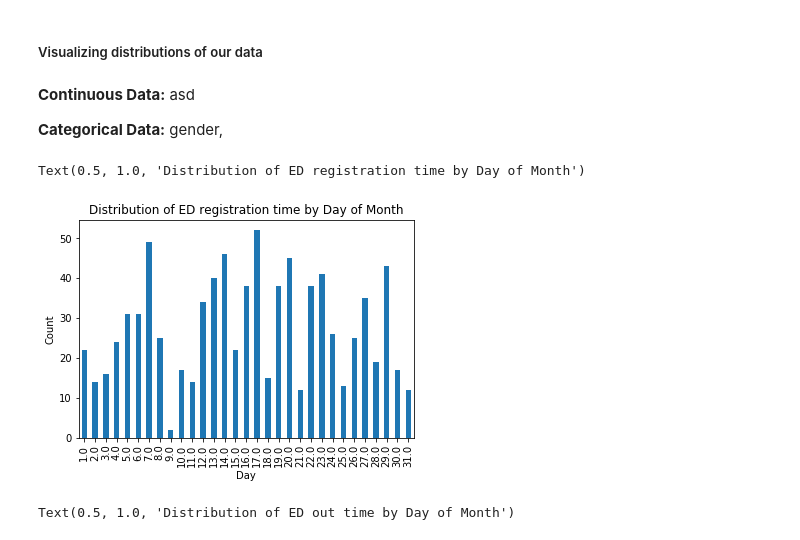
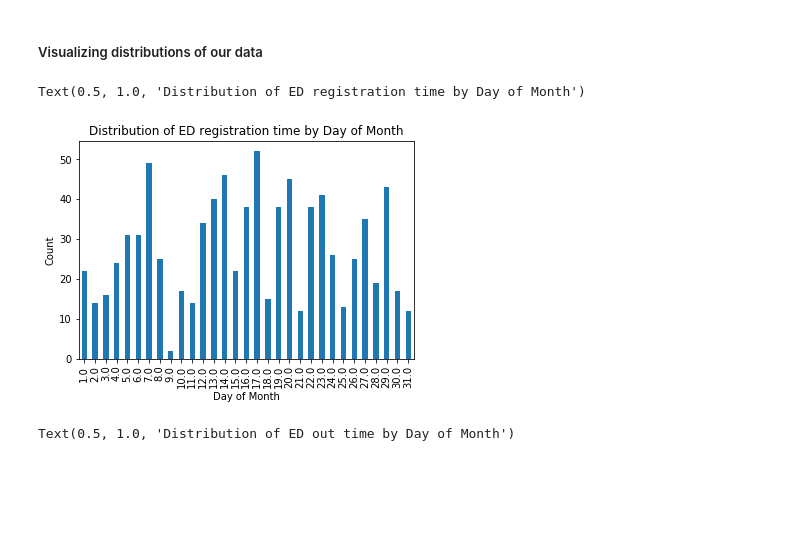
Before and after one commit to derek-y-lee/uclabiostat-thesis, a Jupyter notebook: predict_waitingtime_mimic.ipynb, the cells around one changed output. Drawn from its saved outputs; the diff is of its cells as text; code cells hidden in the pictures; blank space fills up the shorter version.

Commit message:
EDA plots, boxplot, ANOVA

```diff
--- a/predict_waitingtime_mimic.ipynb
+++ b/predict_waitingtime_mimic.ipynb
@@ -187,21 +211,21 @@ data['prev_service'].isna().sum() # 3273 missing previous service type
 `expire_flag`, `deathtime` will of course have some missing since it's indicating who died or not
 # %% [markdown]
 ##### Visualizing distributions of our data
-# %% [markdown]
-**Continuous Data:** asd
-
-**Categorical Data:** gender,
 # %%
 from scipy import stats
 import matplotlib.pylab as plt
 
 %matplotlib inline
 data["edregtime"].groupby(data["edregtime"].dt.day).count().plot(kind="bar")
-plt.xlabel("Day")
+# data["edregtime"].groupby(data["edregtime"].dt.day).count().plot.hist(bins=12, alpha= 0.5)
+# data["edregtime"].groupby(data["edregtime"].dt.day).count().plot.hist()
+
+
+plt.xlabel("Day of Month")
 plt.ylabel("Count")
 plt.title("Distribution of ED registration time by Day of Month")
 # %% [output]
 Text(0.5, 1.0, 'Distribution of ED registration time by Day of Month')
-[figure, old version]
+[figure, new version]
 # %%
 data["edouttime"].groupby(data["edouttime"].dt.day).count().plot(kind="bar")
```
Also changed, not shown: parts of 26 cells of this notebook.
